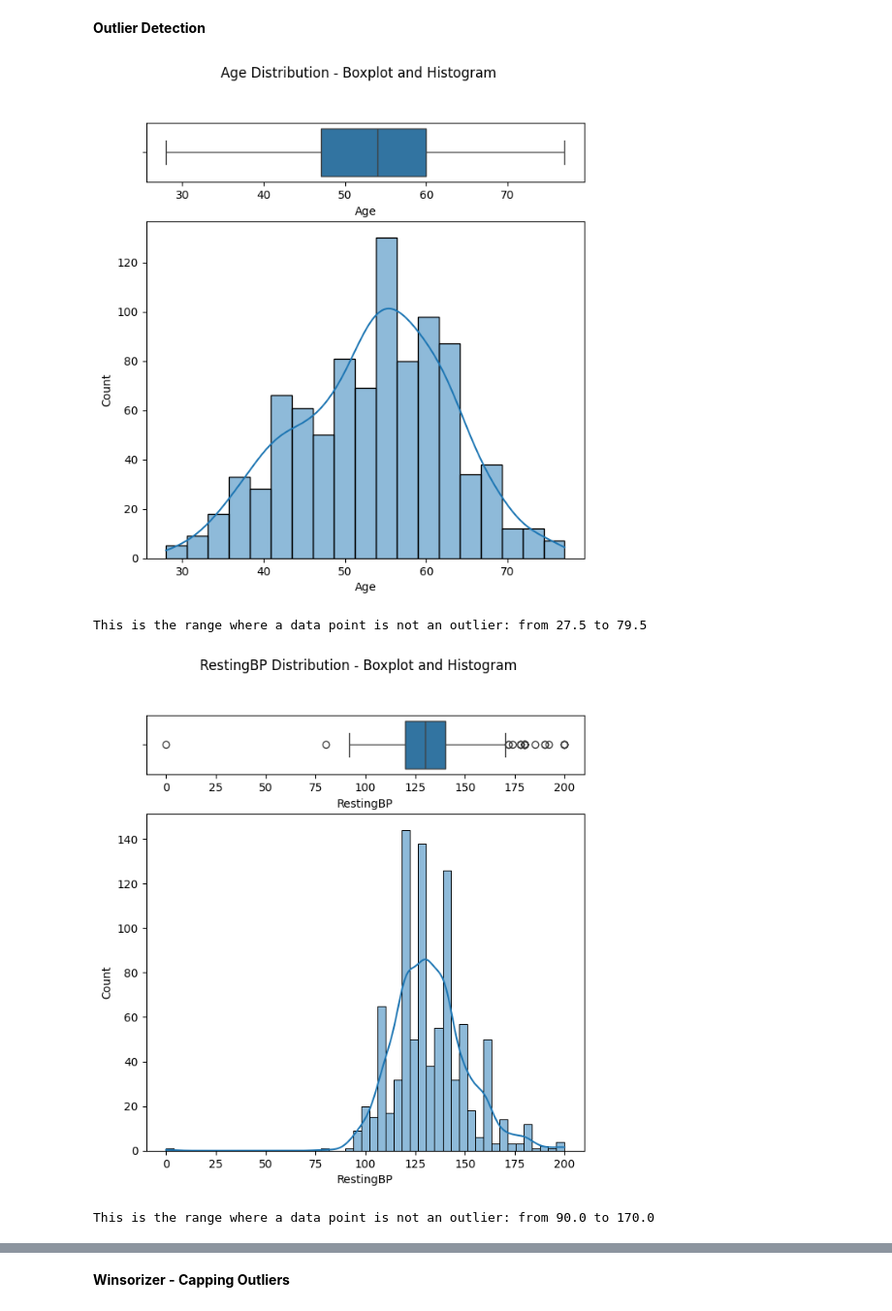
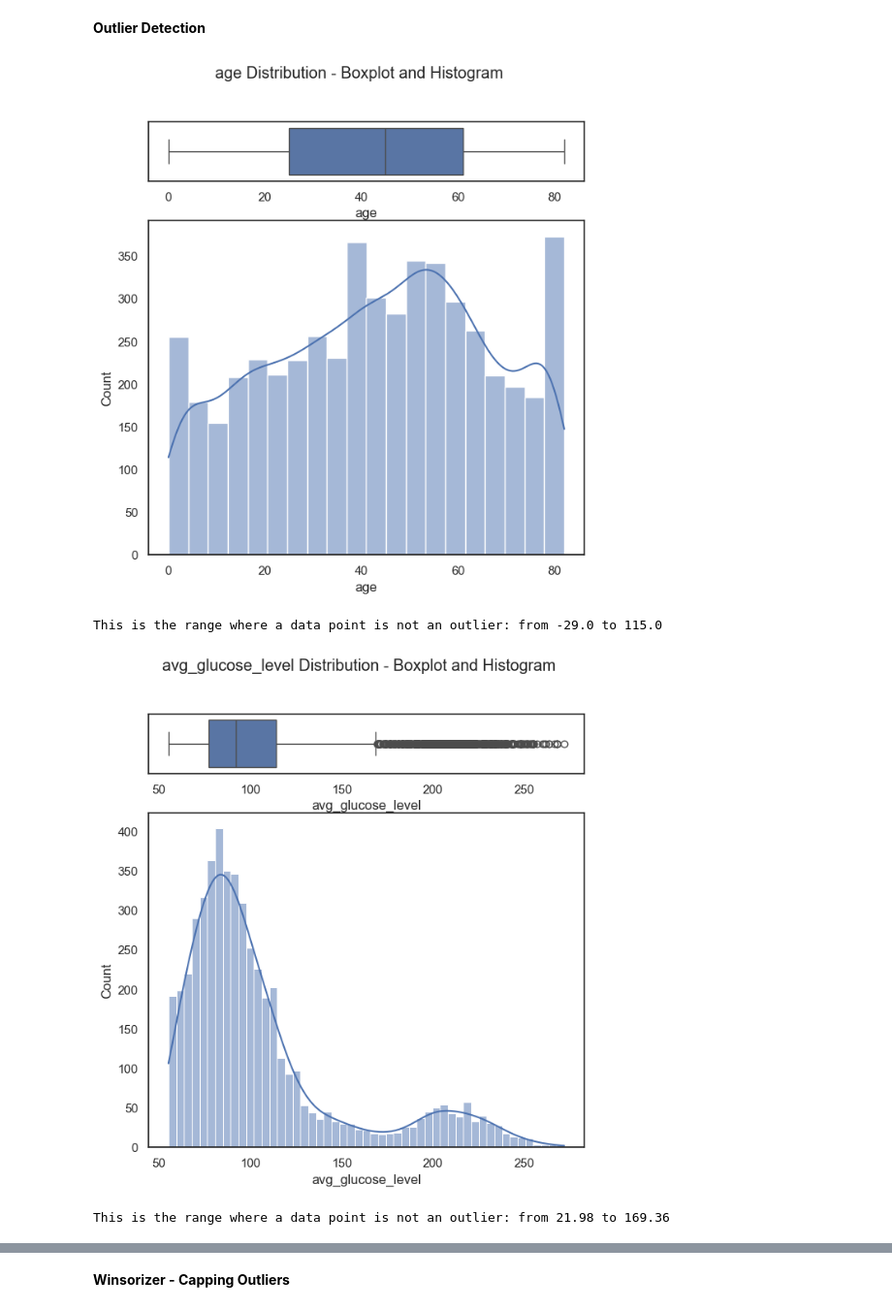
Before and after one commit to Lailah-Idrees/DA2_Assessment, a Jupyter notebook: jupyter_notebooks/ETL_Data_Analysis.ipynb, the cells around one changed output, grey strips where cells are left out. Shown at 97% size. Saved outputs shown, nothing was run; the diff lists cells and outputs as text; code cells hidden in the pictures.

```diff
--- a/jupyter_notebooks/ETL_Data_Analysis.ipynb
+++ b/jupyter_notebooks/ETL_Data_Analysis.ipynb
@@ -57,6 +57,6 @@ import numpy as np
 import matplotlib.pyplot as plt
 import seaborn as sns
 # %%
-df = pd.read_csv("data/Raw_data/heart.csv")
+df = pd.read_csv("DA2_Assessment/Data/Raw_data/healthcare-dataset-stroke-data.csv")
 df.head(20)
 # %% [output]
@@ -156 +156,3 @@ HeartDisease      0
 dtype: int64
+# %%
+df['bmi'].fillna(df['bmi'].median(), inplace=True)
@@ -158,27 +164,27 @@ dtype: int64
 **Outlier Detection**
 # %%
 def plot_histogram_and_boxplot(df):
-    selected_cols = ['Age','RestingBP', 'Cholesterol', 'MaxHR', 'Oldpeak']
+    selected_cols = ['age', 'avg_glucose_level', 'bmi']
 
     for col in selected_cols:
         fig, axes = plt.subplots(nrows=2, ncols=1, figsize=(7, 7), gridspec_kw={"height_ratios": (.15, .85)})
         sns.boxplot(data=df, x=col, ax=axes[0])
         sns.histplot(data=df, x=col, kde=True, ax=axes[1])
         fig.suptitle(f"{col} Distribution - Boxplot and Histogram")
         plt.show()
 
         # Only calculate IQR for numeric columns
         if pd.api.types.is_numeric_dtype(df[col]):
             Q1 = df[col].quantile(0.25)
             Q3 = df[col].quantile(0.75)
             IQR = Q3 - Q1
             lower = (Q1 - 1.5 * IQR).round(2)
             upper = (Q3 + 1.5 * IQR).round(2)
             print(f"This is the range where a data point is not an outlier: from {lower} to {upper}")
             print("\n")
 plot_histogram_and_boxplot(df)
 # %% [output]
-[figure, old version]
+[figure, new version]
-This is the range where a data point is not an outlier: from 27.5 to 79.5
+This is the range where a data point is not an outlier: from -29.0 to 115.0
-[figure, old version]
+[figure, new version]
-This is the range where a data point is not an outlier: from 90.0 to 170.0
+This is the range where a data point is not an outlier: from 21.98 to 169.36
```
Also changed, not shown: parts of 24 cells of this notebook.
